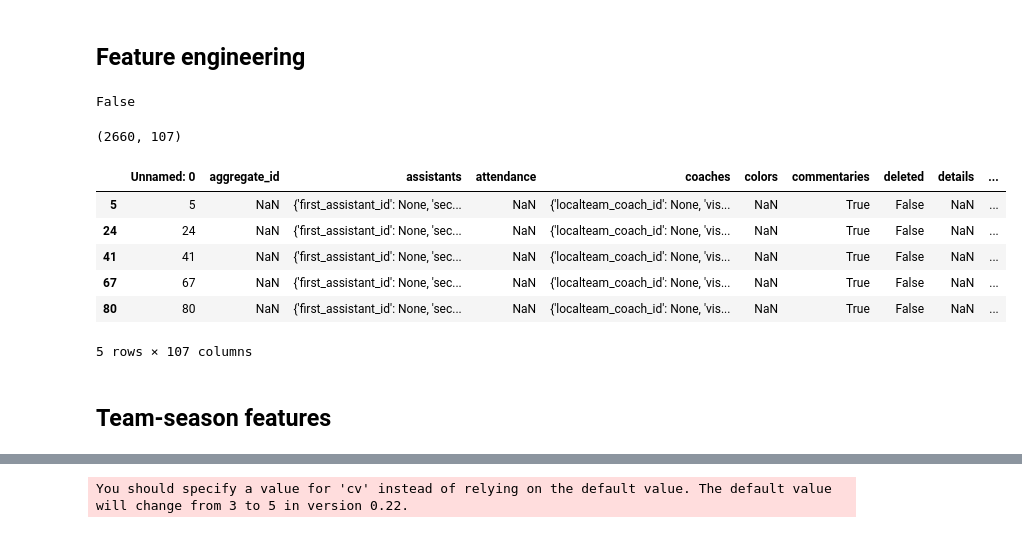
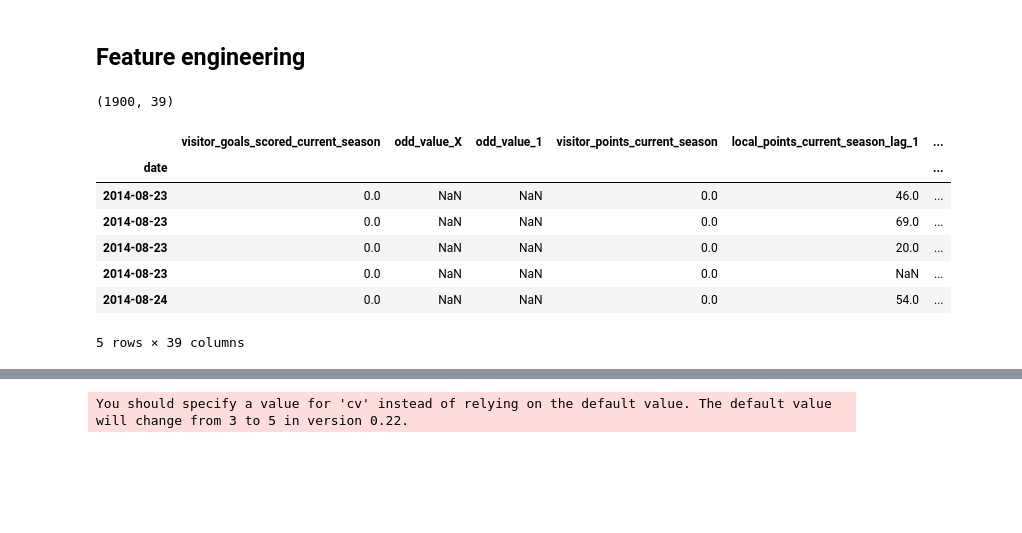
Before and after one commit to javiermas/soccer-predictions, a Jupyter notebook: notebooks/jma_05_modelling.ipynb, the cells around one changed output, grey strips where cells are left out. Cells and saved outputs as stored; diff of their text form; code cells hidden in the pictures; blank space fills up the shorter version.

```diff
--- a/notebooks/jma_05_modelling.ipynb
+++ b/notebooks/jma_05_modelling.ipynb
@@ -81,39 +130,54 @@ Creating feature get_winning_odds
 # %% [markdown]
 ## Feature engineering
-# %%
-'localteam_id' in team_features.add_prefix('local_').reset_index().rename(columns={'team_id': 'localteam_id'}).columns
-# %% [output]
-False
+# %%
+def add_difference_features(data, feature_names):
+    for name in feature_names:
+        data[f'difference_in_{name}'] = data[f'local_{name}'] - data[f'visitor_{name}']
+
+    return data
 # %%
-feature_matrix = fixtures_and_odds.copy()
+feature_matrix = data['fixtures'].copy()
 feature_matrix['date'] = pd.to_datetime(feature_matrix['date'])
 feature_matrix = pd.merge(
     feature_matrix,
     fixture_features.add_prefix('local_').reset_index().rename(columns={'team_id': 'localteam_id'}),
     on=['localteam_id', 'date'],
     how='left'
 )
 feature_matrix = pd.merge(
     feature_matrix,
     fixture_features.add_prefix('visitor_').reset_index().rename(columns={'team_id': 'visitorteam_id'}),
     on=['visitorteam_id', 'date'],
     how='left'
 )
+rename_columns = ['local_result_num']#, 'local_odd_value_X', 'local_odd_value_1', 'local_odd_value_2']
 feature_matrix = feature_matrix\
-    .rename(columns={'local_result_num': 'result_num'})\
+    .rename(columns={c: c.split('local_')[1] for c in rename_columns})\
     .dropna(subset=['result_num'])\
-    .sort_values(['localteam_id', 'date'])#.dropna(subset=['odd_value_X'])
+    .set_index('date')\
+    .sort_index()
 
+odd_feature_names = ['odd_value_1', 'odd_value_X', 'odd_value_2']
+transfer_feature_names = [col for col in feature_matrix if 'transfer' in col]
+lag_feature_names = [col for col in feature_matrix if 'lag' in col]
+current_season_feature_names = [col for col in feature_matrix if 'current_season' in col]
+last_games_feature_names = [col for col in feature_matrix if '_last_' in col]
+feature_names = list(set(odd_feature_names + transfer_feature_names + lag_feature_names + current_season_feature_names + last_games_feature_names))
+difference_features = [col.split('local_')[1] for col in feature_names if 'local_' in col]
+useful_columns = ['visitor_name', 'local_name']
+target_name = 'result_num'
+feature_matrix = feature_matrix.copy()[feature_names +  useful_columns + [target_name]]
+feature_matrix = add_difference_features(feature_matrix, difference_features)
+feature_names = feature_names + [col for col in feature_matrix if 'difference' in col]
 print(feature_matrix.shape)
 feature_matrix.head()
 # %% [output]
-(2660, 107)
+(1900, 39)
-|  | Unnamed: 0 | aggregate_id | assistants | attendance | coaches | colors | commentaries | deleted | details | ... |
-| 5 | 5 | NaN | {'first_assistant_id': None, 'sec... | NaN | {'localteam_coach_id': None, 'vis... | NaN | True | False | NaN | ... |
-| 24 | 24 | NaN | {'first_assistant_id': None, 'sec... | NaN | {'localteam_coach_id': None, 'vis... | NaN | True | False | NaN | ... |
-| 41 | 41 | NaN | {'first_assistant_id': None, 'sec... | NaN | {'localteam_coach_id': None, 'vis... | NaN | True | False | NaN | ... |
-| 67 | 67 | NaN | {'first_assistant_id': None, 'sec... | NaN | {'localteam_coach_id': None, 'vis... | NaN | True | False | NaN | ... |
-| 80 | 80 | NaN | {'first_assistant_id': None, 'sec... | NaN | {'localteam_coach_id': None, 'vis... | NaN | True | False | NaN | ... |
+|  | visitor_goals_scored_current_season | odd_value_X | odd_value_1 | visitor_points_current_season | local_points_current_season_lag_1 | ... |
+| date |  |  |  |  |  | ... |
+| 2014-08-23 | 0.0 | NaN | NaN | 0.0 | 46.0 | ... |
+| 2014-08-23 | 0.0 | NaN | NaN | 0.0 | 69.0 | ... |
+| 2014-08-23 | 0.0 | NaN | NaN | 0.0 | 20.0 | ... |
+| 2014-08-23 | 0.0 | NaN | NaN | 0.0 | NaN | ... |
+| 2014-08-24 | 0.0 | NaN | NaN | 0.0 | 54.0 | ... |
-5 rows × 107 columns
+5 rows × 39 columns
-# %% [markdown]
-## Team-season features
```
Also changed, not shown: parts of 31 cells of this notebook.
